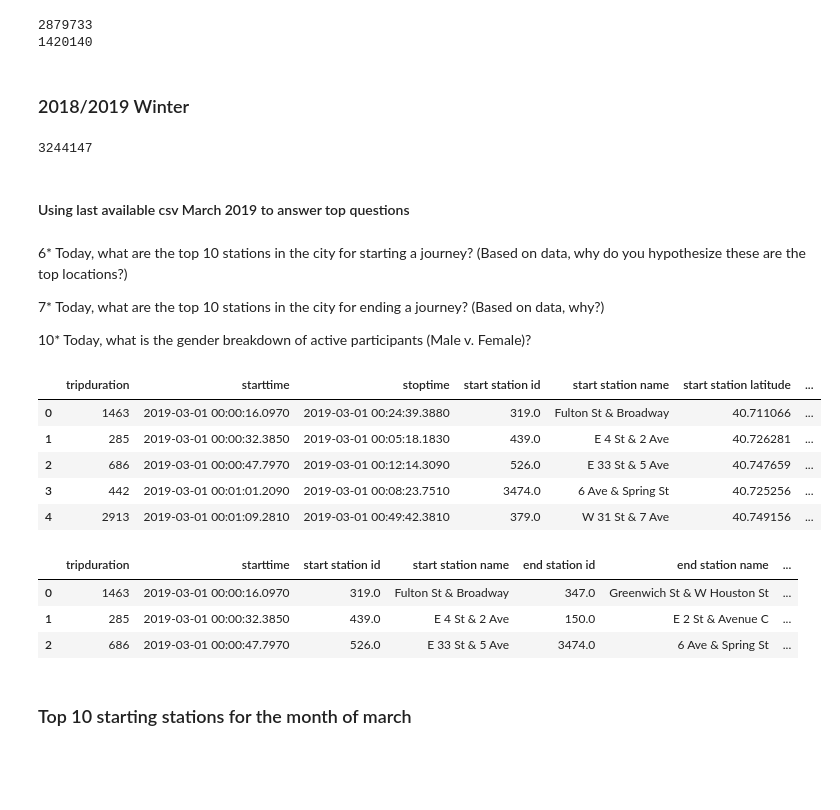
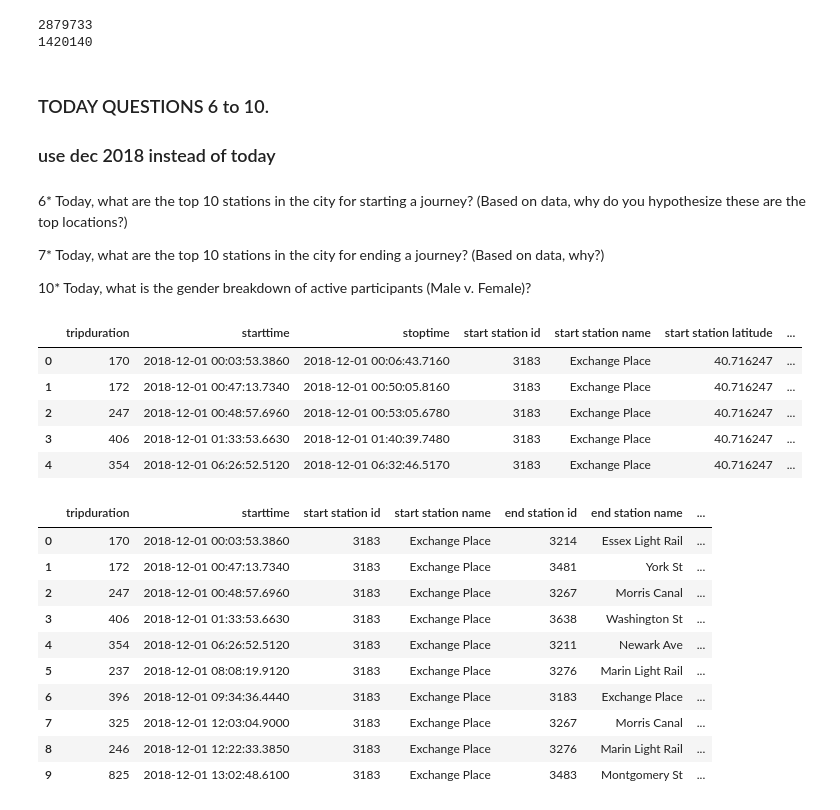
Before and after one commit to maaikerutten/Tableau_Homework, a Jupyter notebook: citi_bike.ipynb, the cells around one changed output. Saved outputs shown, nothing was run; the diff lists cells and outputs as text; code cells hidden in the pictures; blank space fills up the shorter version.

```diff
--- a/citi_bike.ipynb
+++ b/citi_bike.ipynb
@@ -228,2 +232,0 @@ print(groupby_winter['count'].sum())
-# %% [markdown]
-### 2018/2019 Winter
@@ -268,4 +232,0 @@ groupby_winter19['count'] = groupby_object19['time'].count().unique()
-# %%
-groupby_winter19['count'].sum()
-# %% [output]
-3244147
@@ -274,5 +233,6 @@ groupby_winter19['count'].sum()
-# %% [markdown]
-#### Using last available csv March 2019 to answer top questions
+# %% [markdown]
+### TODAY QUESTIONS 6 to 10.
+### use dec 2018 instead of today
 # %% [markdown]
 6* Today, what are the top 10 stations in the city for starting a journey? (Based on data, why do you hypothesize these are the top locations?)
 
@@ -280,12 +240,12 @@ groupby_winter19['count'].sum()
 
 10* Today, what is the gender breakdown of active participants (Male v. Female)?
 # %%
-df_032019.head()
+df_Dec2018.head()
 # %% [output]
 |  | tripduration | starttime | stoptime | start station id | start station name | start station latitude | ... |
-| 0 | 1463 | 2019-03-01 00:00:16.0970 | 2019-03-01 00:24:39.3880 | 319.0 | Fulton St & Broadway | 40.711066 | ... |
-| 1 | 285 | 2019-03-01 00:00:32.3850 | 2019-03-01 00:05:18.1830 | 439.0 | E 4 St & 2 Ave | 40.726281 | ... |
-| 2 | 686 | 2019-03-01 00:00:47.7970 | 2019-03-01 00:12:14.3090 | 526.0 | E 33 St & 5 Ave | 40.747659 | ... |
-| 3 | 442 | 2019-03-01 00:01:01.2090 | 2019-03-01 00:08:23.7510 | 3474.0 | 6 Ave & Spring St | 40.725256 | ... |
-| 4 | 2913 | 2019-03-01 00:01:09.2810 | 2019-03-01 00:49:42.3810 | 379.0 | W 31 St & 7 Ave | 40.749156 | ... |
+| 0 | 170 | 2018-12-01 00:03:53.3860 | 2018-12-01 00:06:43.7160 | 3183 | Exchange Place | 40.716247 | ... |
+| 1 | 172 | 2018-12-01 00:47:13.7340 | 2018-12-01 00:50:05.8160 | 3183 | Exchange Place | 40.716247 | ... |
+| 2 | 247 | 2018-12-01 00:48:57.6960 | 2018-12-01 00:53:05.6780 | 3183 | Exchange Place | 40.716247 | ... |
+| 3 | 406 | 2018-12-01 01:33:53.6630 | 2018-12-01 01:40:39.7480 | 3183 | Exchange Place | 40.716247 | ... |
+| 4 | 354 | 2018-12-01 06:26:52.5120 | 2018-12-01 06:32:46.5170 | 3183 | Exchange Place | 40.716247 | ... |
 # %%
@@ -306,11 +265,16 @@ df_032019['startdate'],df_032019['time'] = zip(*list_march)
-# %%
-df_032019.head(3)
-# %% [output]
-|  | tripduration | starttime | start station id | start station name | end station id | end station name | ... |
-| 0 | 1463 | 2019-03-01 00:00:16.0970 | 319.0 | Fulton St & Broadway | 347.0 | Greenwich St & W Houston St | ... |
-| 1 | 285 | 2019-03-01 00:00:32.3850 | 439.0 | E 4 St & 2 Ave | 150.0 | E 2 St & Avenue C | ... |
-| 2 | 686 | 2019-03-01 00:00:47.7970 | 526.0 | E 33 St & 5 Ave | 3474.0 | 6 Ave & Spring St | ... |
-# %% [markdown]
-### Top 10 starting stations for the month of march
+# %%
+df_Dec2018.head(10)
+# %% [output]
+|  | tripduration | starttime | start station id | start station name | end station id | end station name | ... |
+| 0 | 170 | 2018-12-01 00:03:53.3860 | 3183 | Exchange Place | 3214 | Essex Light Rail | ... |
+| 1 | 172 | 2018-12-01 00:47:13.7340 | 3183 | Exchange Place | 3481 | York St | ... |
+| 2 | 247 | 2018-12-01 00:48:57.6960 | 3183 | Exchange Place | 3267 | Morris Canal | ... |
+| 3 | 406 | 2018-12-01 01:33:53.6630 | 3183 | Exchange Place | 3638 | Washington St | ... |
+| 4 | 354 | 2018-12-01 06:26:52.5120 | 3183 | Exchange Place | 3211 | Newark Ave | ... |
+| 5 | 237 | 2018-12-01 08:08:19.9120 | 3183 | Exchange Place | 3276 | Marin Light Rail | ... |
+| 6 | 396 | 2018-12-01 09:34:36.4440 | 3183 | Exchange Place | 3183 | Exchange Place | ... |
+| 7 | 325 | 2018-12-01 12:03:04.9000 | 3183 | Exchange Place | 3267 | Morris Canal | ... |
+| 8 | 246 | 2018-12-01 12:22:33.3850 | 3183 | Exchange Place | 3276 | Marin Light Rail | ... |
+| 9 | 825 | 2018-12-01 13:02:48.6100 | 3183 | Exchange Place | 3483 | Montgomery St | ... |
 # %%
 # groupby object
```
Also changed, not shown: parts of 50 cells of this notebook, 7 other files.
